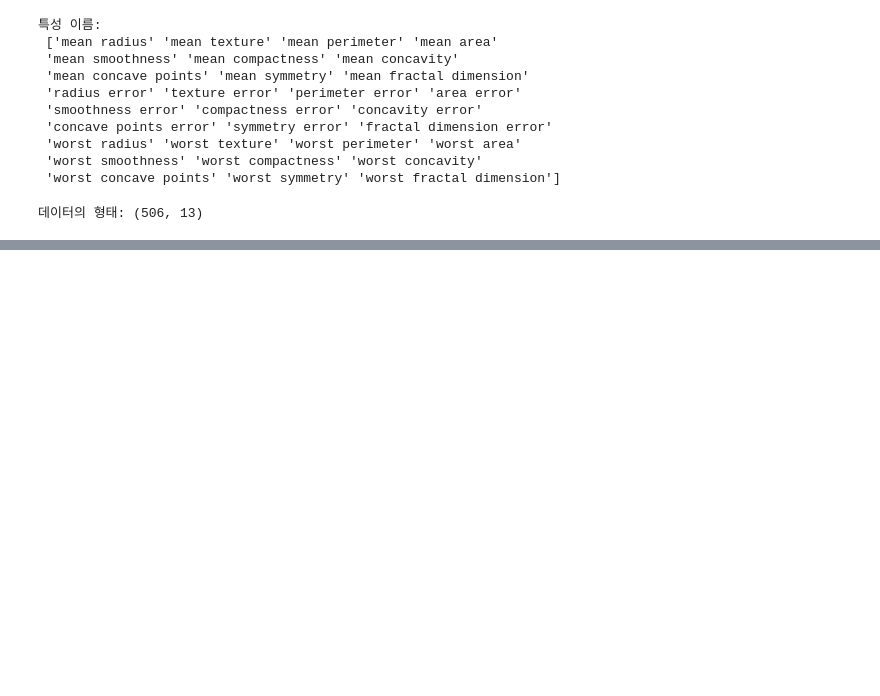
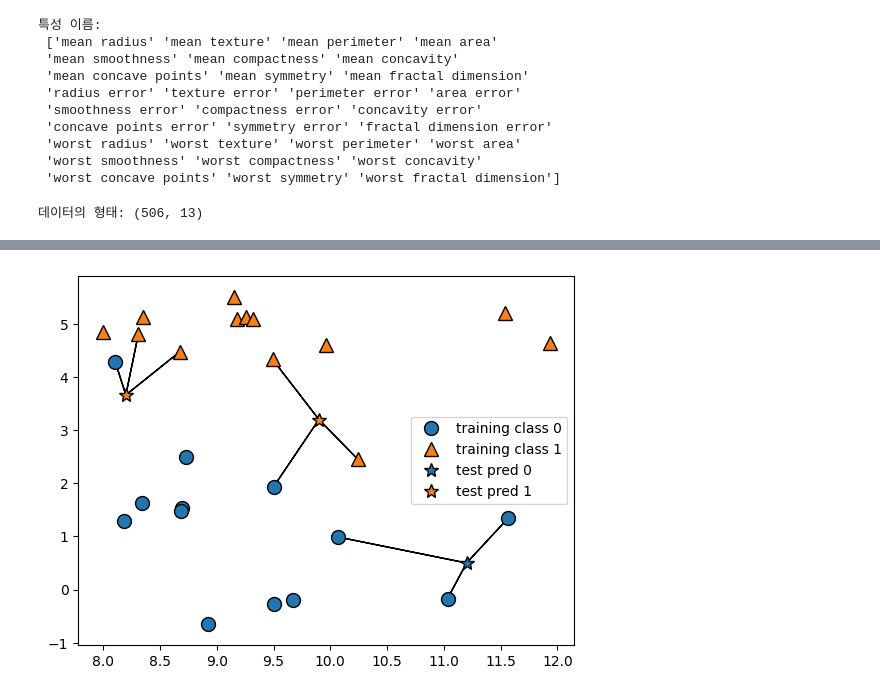
Before and after one commit to haribo09876/MachineLearning, a Jupyter notebook: 02. SupervisedLearning/03. SupervisedLearningAlgorithm.ipynb, the cells around one changed output, grey strips where cells are left out. Drawn from its saved outputs; the diff is of its cells as text; code cells hidden in the pictures; blank space fills up the shorter version.

```diff
--- a/02. SupervisedLearning/03. SupervisedLearningAlgorithm.ipynb
+++ b/02. SupervisedLearning/03. SupervisedLearningAlgorithm.ipynb
@@ -70,0 +85,4 @@ print("데이터의 형태:", boston.data.shape)
+# %%
+mglearn.plots.plot_knn_classification(n_neighbors=3)
+# %% [output]
+[figure, added]
```
Also changed, not shown: parts of 3 cells of this notebook, 1 other file.
